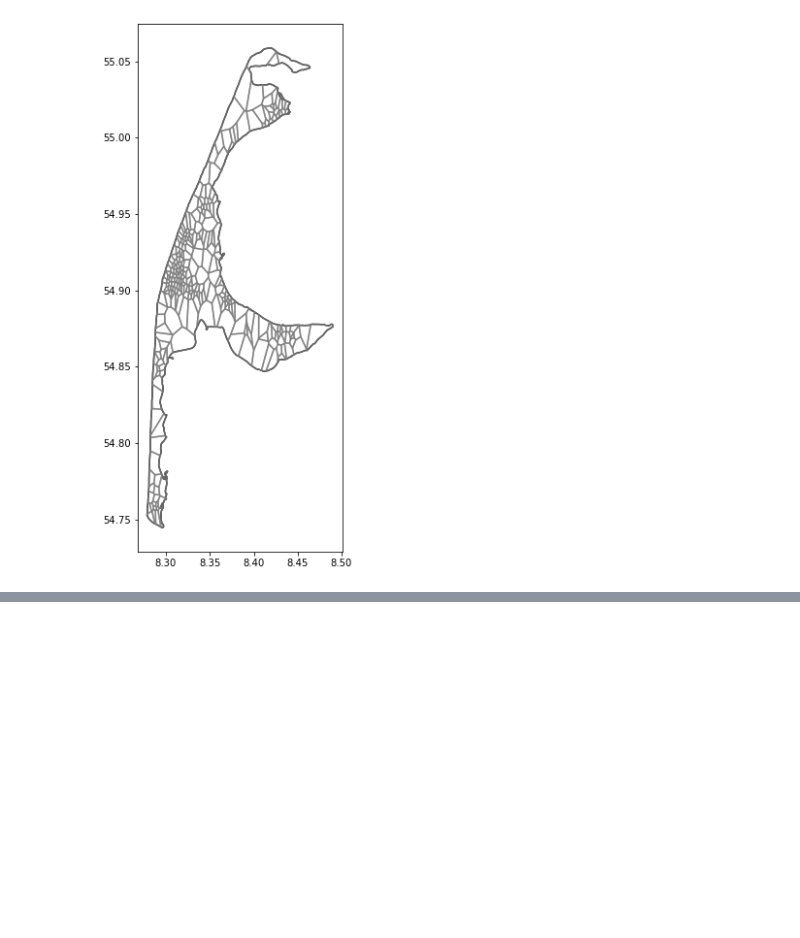
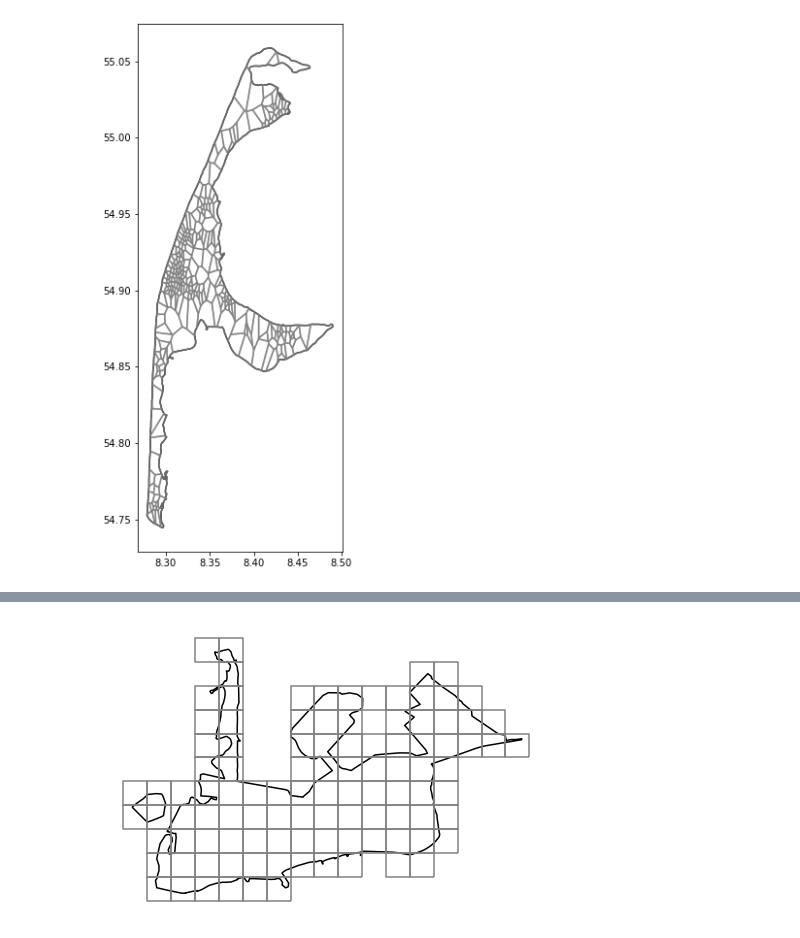
Before and after one commit to siavash-saki/tesspy, a Jupyter notebook: tesspy/test_jn_04_islands.ipynb, the cells around one changed output, grey strips where cells are left out. Saved outputs shown, nothing was run; the diff lists cells and outputs as text; code cells hidden in the pictures; blank space fills up the shorter version.

```diff
--- a/tesspy/test_jn_04_islands.ipynb
+++ b/tesspy/test_jn_04_islands.ipynb
@@ -95,0 +102,8 @@ Road_kw = RoadData(key_west_polygon).get_road_network()
+# %%
+kw_sq = key_west.squares(16)
+
+ax = key_west_polygon.boundary.plot(color='black', figsize=(8,10))
+kw_sq.boundary.plot(ax=ax, color='grey')
+ax.set_axis_off()
+# %% [output]
+[figure, added]
```
Also changed, not shown: parts of 24 cells of this notebook.
